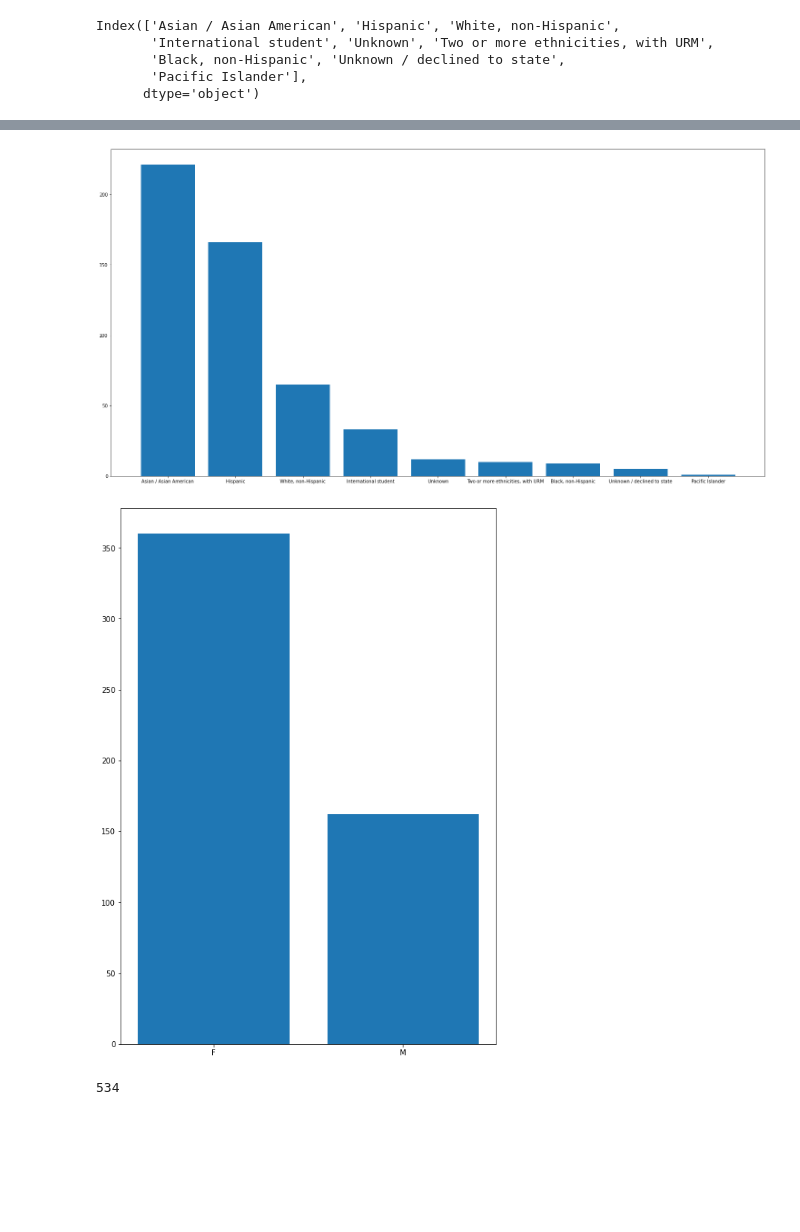
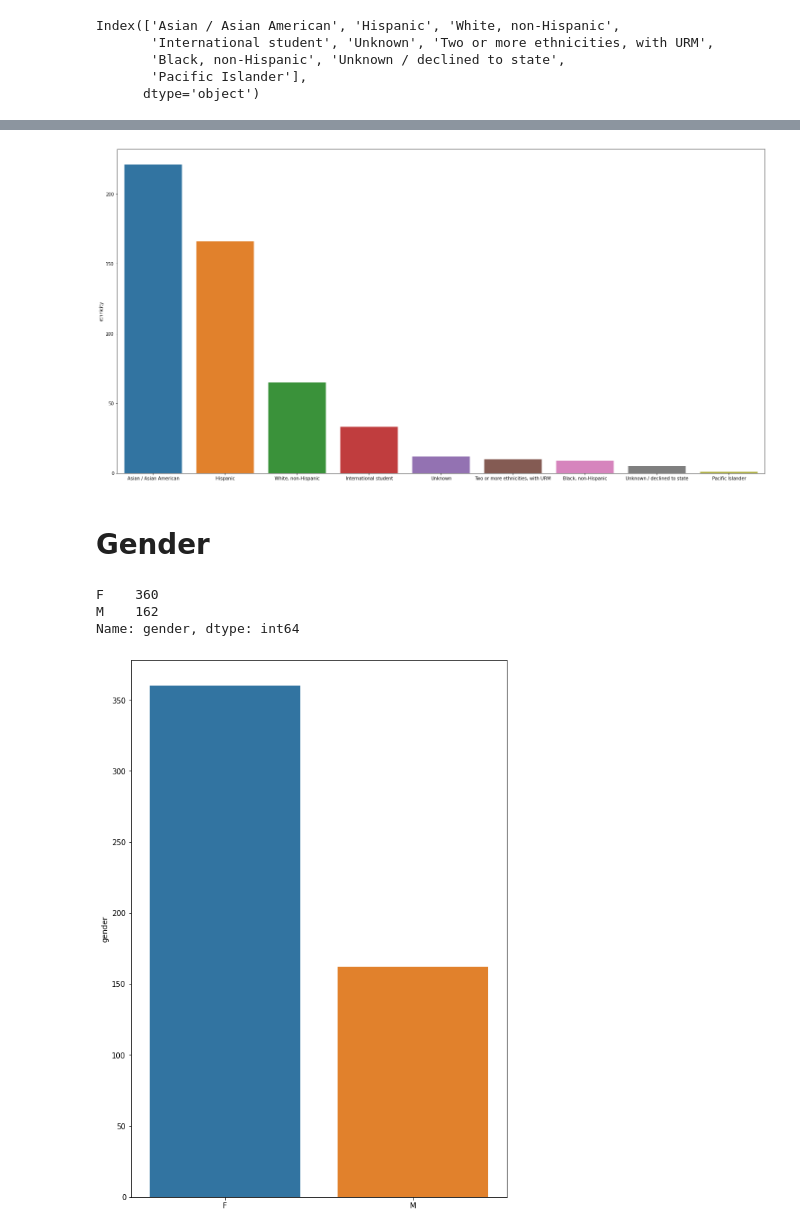
Before and after one commit to The-Language-and-Learning-Analytics-Lab/cult-div-rqa, a Jupyter notebook: Visualization.ipynb, the cells around one changed output, grey strips where cells are left out. Drawn from its saved outputs; the diff is of its cells as text; code cells hidden in the pictures; blank space fills up the shorter version.

Commit message:
visualization, issue with the team_id detected

```diff
--- a/Visualization.ipynb
+++ b/Visualization.ipynb
@@ -47,24 +68,26 @@ Index(['Asian / Asian American', 'Hispanic', 'White, non-Hispanic',
 # %%
-import matplotlib.pyplot as plt
 fig = plt.figure(figsize=(20,10))
 ax = fig.add_axes([0,0,1,1])
-langs = data.groupby(['mellon_id']).ethnicity.max().value_counts().index
-students = data.groupby(['mellon_id']).ethnicity.max().value_counts()
-ax.bar(langs,students)
+k = data.groupby(['mellon_id']).ethnicity.max().value_counts().index
+val = data.groupby(['mellon_id']).ethnicity.max().value_counts()
+sns.barplot(k, val)
 plt.show()
 # %% [output]
-[figure, old version]
+[figure, new version]
+# %% [markdown]
+# Gender
+# %%
+data.groupby(['mellon_id']).gender.max().value_counts()
+# %% [output]
+F    360
+M    162
+Name: gender, dtype: int64
 # %%
-import matplotlib.pyplot as plt
 fig = plt.figure(figsize=(7,10))
 ax = fig.add_axes([0,0,1,1])
-langs = data.groupby(['mellon_id']).gender.max().value_counts().index
-students = data.groupby(['mellon_id']).gender.max().value_counts()
-ax.bar(langs,students)
+k = data.groupby(['mellon_id']).gender.max().value_counts().index
+val = data.groupby(['mellon_id']).gender.max().value_counts()
+sns.barplot(k, val)
 plt.show()
 # %% [output]
-[figure, old version]
+[figure, new version]
-# %%
-len(data.mellon_id.unique())
-# %% [output]
-534
```
Also changed, not shown: parts of 17 cells of this notebook, 1 other file.
